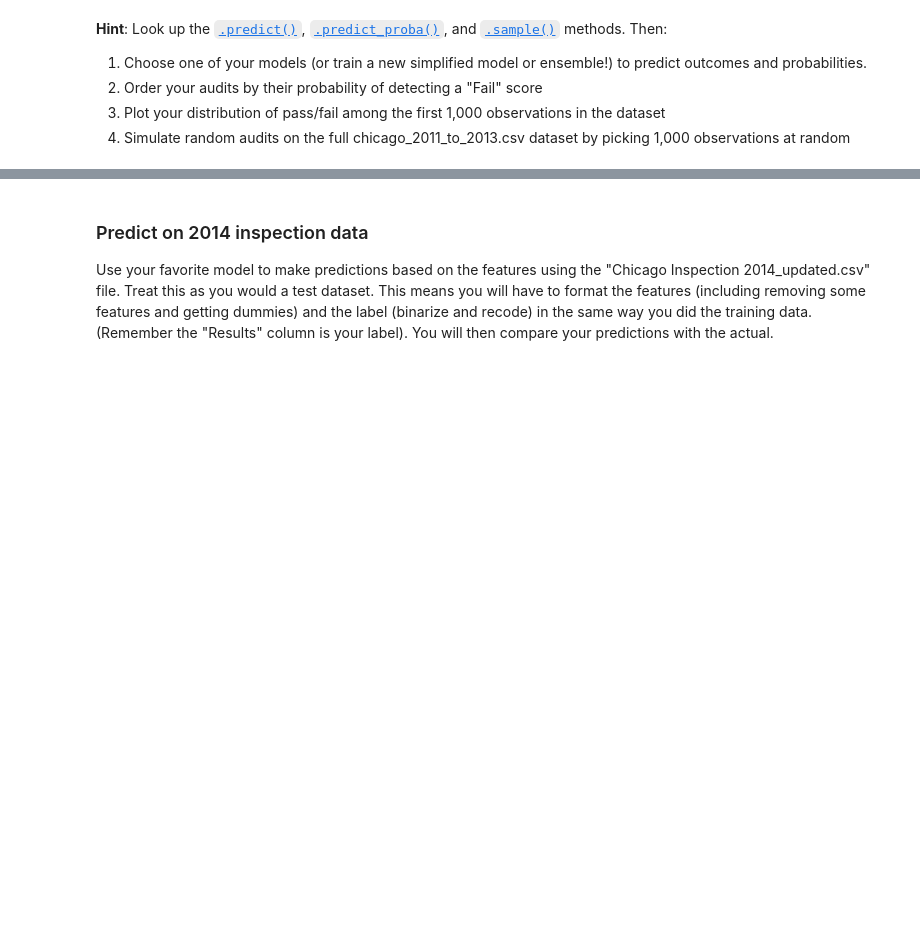
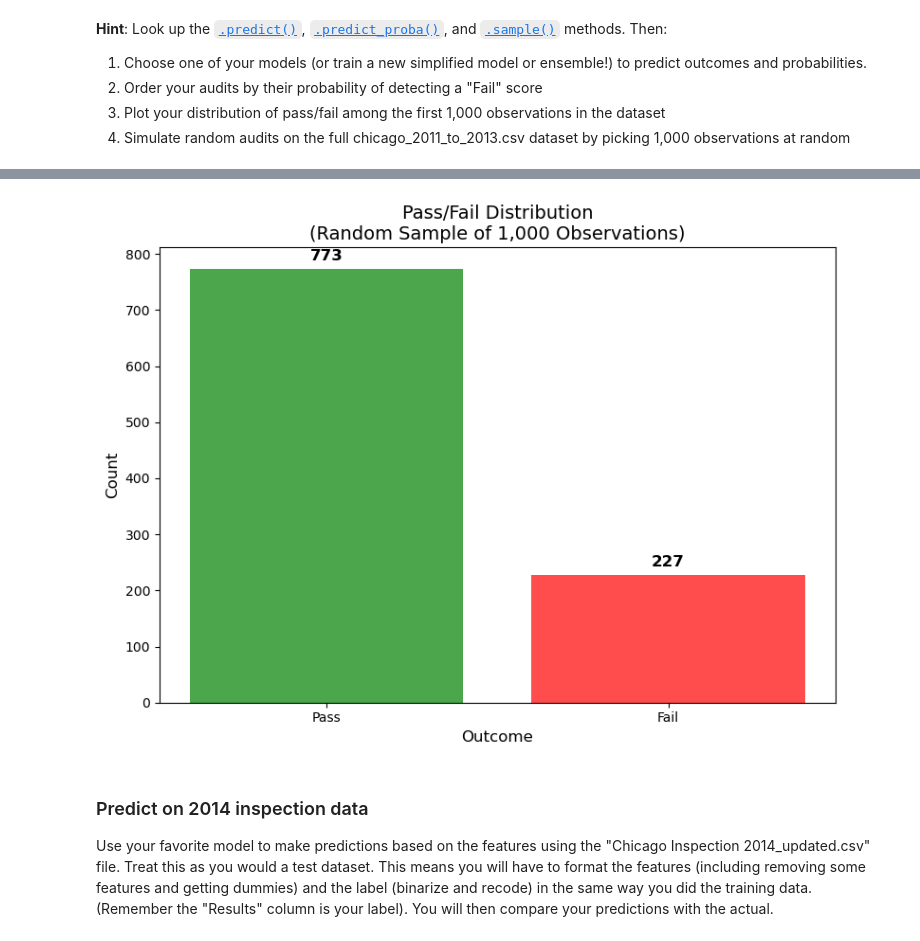
Before and after one commit to lazzarac/Computational-Social-Science-Training-Program, a Jupyter notebook: Projects/Project 3/Project 3 Students.ipynb, the cells around one changed output, grey strips where cells are left out. Cells and saved outputs as stored; diff of their text form; code cells hidden in the pictures; blank space fills up the shorter version.

```diff
--- a/Projects/Project 3/Project 3 Students.ipynb
+++ b/Projects/Project 3/Project 3 Students.ipynb
@@ -474,3 +596,29 @@ Use tools like coefficient plots or feature importance plots to investigate your
+# %%
+#
+# 4. Simulate random audits on the full chicago_2011_to_2013.csv dataset by picking 1,000 observations at random
+
+# simulating random audits by sampling 1,000 observations at random.
+random_audits = audits_df.sample(n=1000, random_state=42)
+
+# counting passes and fails.
+random_pass_count = (random_audits['predicted_outcome'] == 0).sum()
+random_fail_count = (random_audits['predicted_outcome'] == 1).sum()
+
+# plotting.
+plt.figure(figsize=(8, 6))
+plt.bar(['Pass', 'Fail'], [random_pass_count, random_fail_count], color=['green', 'red'], alpha=0.7)
+plt.title('Pass/Fail Distribution\n(Random Sample of 1,000 Observations)', fontsize=14)
+plt.ylabel('Count', fontsize=12)
+plt.xlabel('Outcome', fontsize=12)
+
+# adding count labels.
+plt.text(0, random_pass_count + 10, str(random_pass_count), ha='center', va='bottom', fontsize=12, fontweight='bold')
+plt.text(1, random_fail_count + 10, str(random_fail_count), ha='center', va='bottom', fontsize=12, fontweight='bold')
+
+plt.tight_layout()
+plt.show()
+# %% [output]
+[figure, added]
 # %% [markdown]
 ### Predict on 2014 inspection data
 
```
Also changed, not shown: parts of 20 cells of this notebook.
